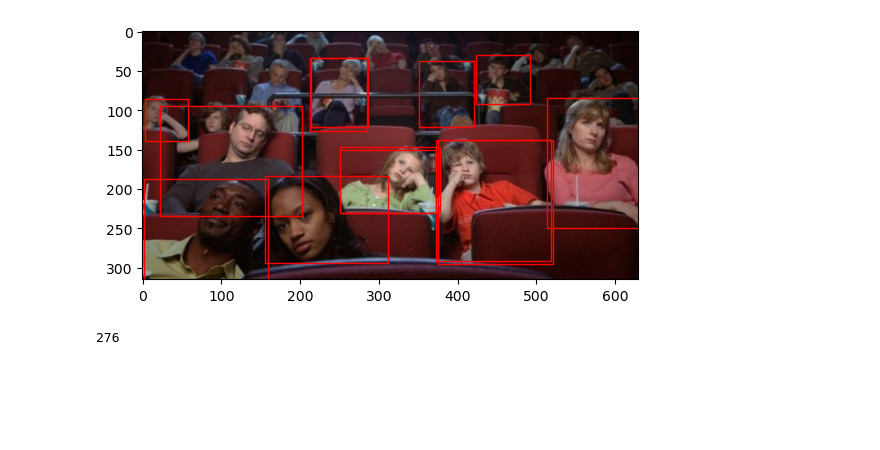
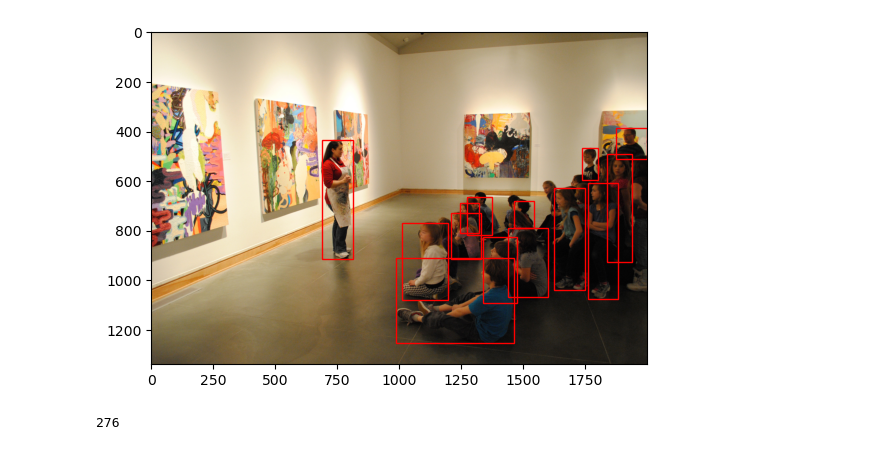
Before and after one commit to Jalalbaim/Emotic_Correction, a Jupyter notebook: Detection_annotations/testtest.ipynb, the cells around one changed output. Cells and saved outputs as stored; diff of their text form; code cells hidden in the pictures; blank space fills up the shorter version.

Commit message:
version finale annotations detection

```diff
--- a/Detection_annotations/testtest.ipynb
+++ b/Detection_annotations/testtest.ipynb
@@ -3,7 +3,7 @@
 # %%
 import json
 
-train = json.load(open("newest_EMOTIC_test_x1y1x2y2.json"))
+train = json.load(open("../new_annotations/EMOTIC_train_x1y1x2y2.json"))
 #train = json.load(open("newest_test11095.json"))
 train
 # %% [output]
@@ -81,5 +59,5 @@ img
  'coco_ids': []}
 # %%
-bboxes = [item["bbox"] for item in train["annotations"] if item["image_id"] == 2028]
+bboxes = [item["bbox"] for item in train["annotations"] if item["image_id"] == 11095]
 bboxes
 # %% [output]
@@ -149,3 +77,0 @@ IOU_THRESHOLD = 0.5
-# %%
-bboxes = get_iou_annotations(bboxes, bboxes)
-len(bboxes)
@@ -189,33 +78,33 @@ liste_sans_duplicatas
 # %%
 import matplotlib.pyplot as plt
 import matplotlib.patches as patches
 import numpy as np
 from PIL import Image
 
-url = "EMOTIC (1)\EMOTIC\PAMI\emotic\/emodb_small\images/a9xhwf3alxo3czxasl.jpg"
+url = "../EMOTIC (1)\EMOTIC\PAMI\emotic\/emodb_small\images/4m7t3bsqtw1upazkri.jpg"
 url = url.replace("\\", "/")
 
 image = Image.open(url)
 image_np = np.array(image)
 
 fig, ax = plt.subplots(1)
 ax.imshow(image_np)
 
 # Color map for different classes
 color_map = plt.get_cmap('tab20b')
 
 for box in bboxes:
     xmin, ymin, xmax, ymax = box
 
     # Create a Rectangle patch
     rect = patches.Rectangle((xmin, ymin), xmax - xmin, ymax - ymin, linewidth=1, edgecolor='r', facecolor='none')
 
     # Add the patch to the Axes
     ax.add_patch(rect)
 
 plt.show()
 # %% [output]
-[figure, old version]
+[figure, new version]
 # %%
 def iou(box1, box2):
     """Calculates Intersection Over Union (IOU) between two bounding boxes."""
```
Also changed, not shown: parts of 9 cells of this notebook, 1 other file.
